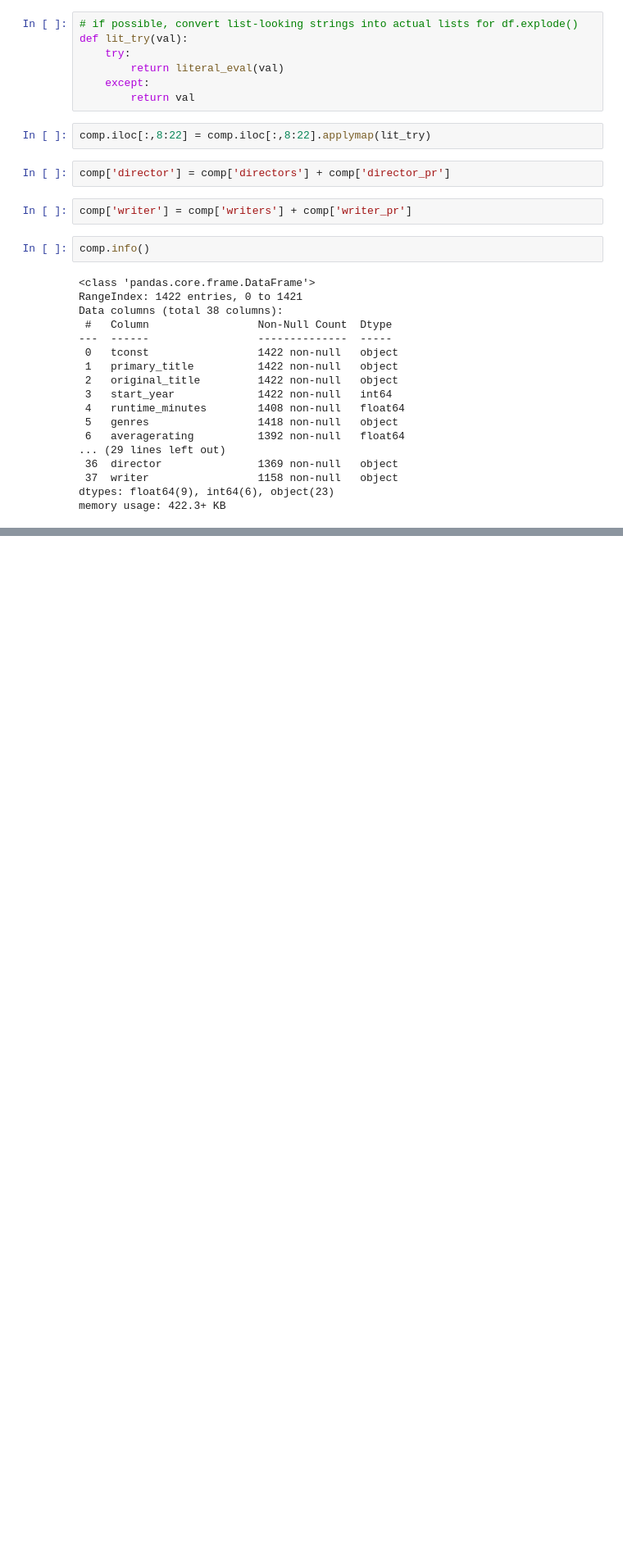
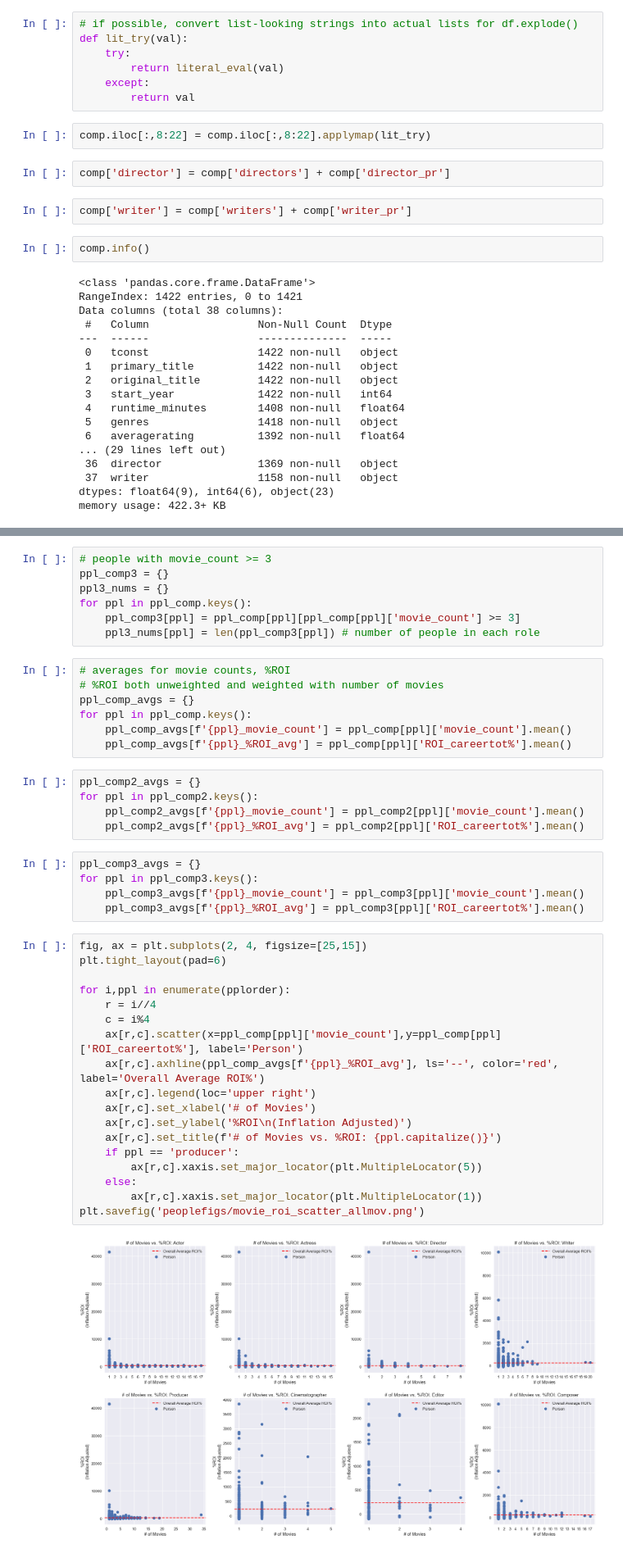
Before and after one commit to Nindorph/MovieAnalysis, a Jupyter notebook: Nick_movieppl_analysis.ipynb, the cells around one changed output, grey strips where cells are left out. Shown: that part at 82% size. Saved outputs shown, nothing was run; the diff lists cells and outputs as text; blank space fills up the shorter version.

```diff
--- a/Nick_movieppl_analysis.ipynb
+++ b/Nick_movieppl_analysis.ipynb
@@ -320,0 +188,44 @@ ValueError: x and y must have same first dimension, but have shapes (2,) and (20
+# %%
+# people with movie_count >= 3
+ppl_comp3 = {}
+ppl3_nums = {}
+for ppl in ppl_comp.keys():
+    ppl_comp3[ppl] = ppl_comp[ppl][ppl_comp[ppl]['movie_count'] >= 3]
+    ppl3_nums[ppl] = len(ppl_comp3[ppl]) # number of people in each role
+# %%
+# averages for movie counts, %ROI
+# %ROI both unweighted and weighted with number of movies
+ppl_comp_avgs = {}
+for ppl in ppl_comp.keys():
+    ppl_comp_avgs[f'{ppl}_movie_count'] = ppl_comp[ppl]['movie_count'].mean()
+    ppl_comp_avgs[f'{ppl}_%ROI_avg'] = ppl_comp[ppl]['ROI_careertot%'].mean()
+# %%
+ppl_comp2_avgs = {}
+for ppl in ppl_comp2.keys():
+    ppl_comp2_avgs[f'{ppl}_movie_count'] = ppl_comp2[ppl]['movie_count'].mean()
+    ppl_comp2_avgs[f'{ppl}_%ROI_avg'] = ppl_comp2[ppl]['ROI_careertot%'].mean()
+# %%
+ppl_comp3_avgs = {}
+for ppl in ppl_comp3.keys():
+    ppl_comp3_avgs[f'{ppl}_movie_count'] = ppl_comp3[ppl]['movie_count'].mean()
+    ppl_comp3_avgs[f'{ppl}_%ROI_avg'] = ppl_comp3[ppl]['ROI_careertot%'].mean()
+# %%
+fig, ax = plt.subplots(2, 4, figsize=[25,15])
+plt.tight_layout(pad=6)
+
+for i,ppl in enumerate(pplorder):
+    r = i//4
+    c = i%4
+    ax[r,c].scatter(x=ppl_comp[ppl]['movie_count'],y=ppl_comp[ppl]['ROI_careertot%'], label='Person')
+    ax[r,c].axhline(ppl_comp_avgs[f'{ppl}_%ROI_avg'], ls='--', color='red', label='Overall Average ROI%')
+    ax[r,c].legend(loc='upper right')
+    ax[r,c].set_xlabel('# of Movies')
+    ax[r,c].set_ylabel('%ROI\n(Inflation Adjusted)')
+    ax[r,c].set_title(f'# of Movies vs. %ROI: {ppl.capitalize()}')
+    if ppl == 'producer':
+        ax[r,c].xaxis.set_major_locator(plt.MultipleLocator(5))
+    else:
+        ax[r,c].xaxis.set_major_locator(plt.MultipleLocator(1))
+plt.savefig('peoplefigs/movie_roi_scatter_allmov.png')
+# %% [output]
+[figure, added]
```
Also changed, not shown: parts of 35 cells of this notebook, 8 other files.
